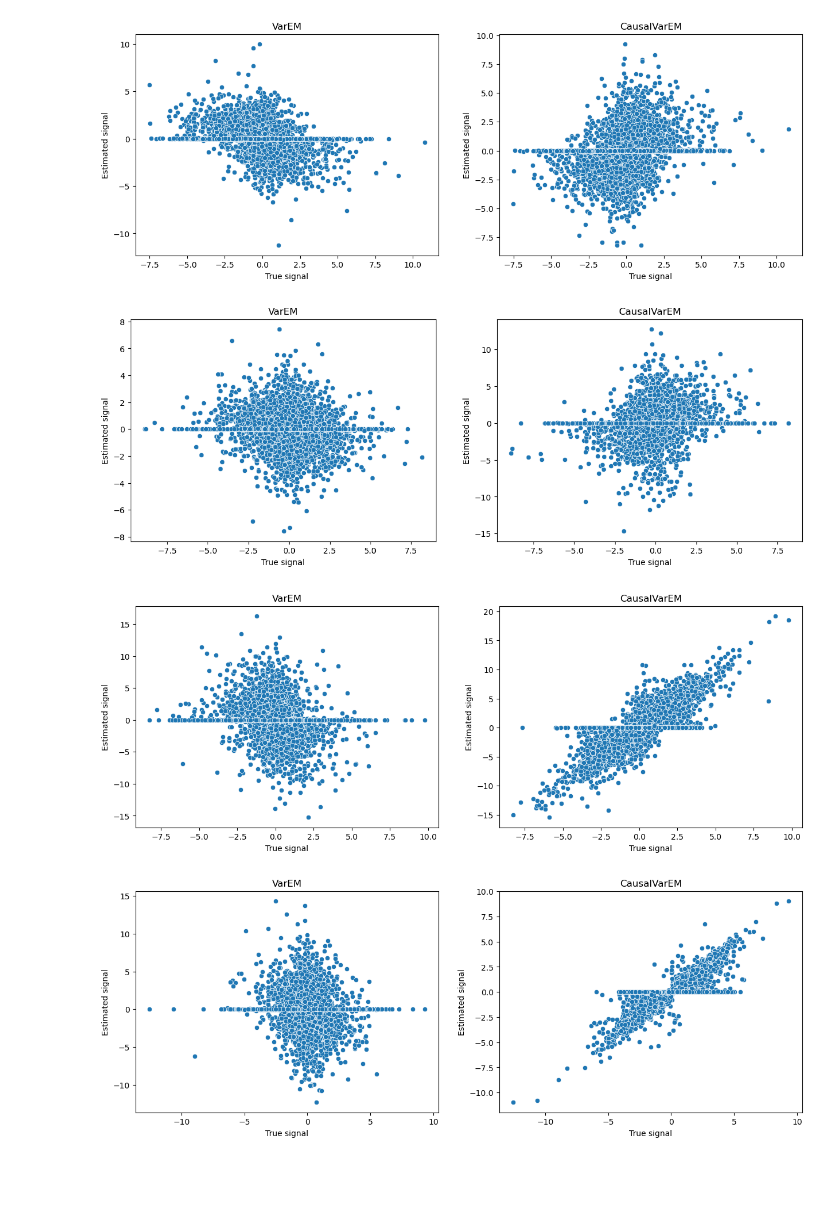
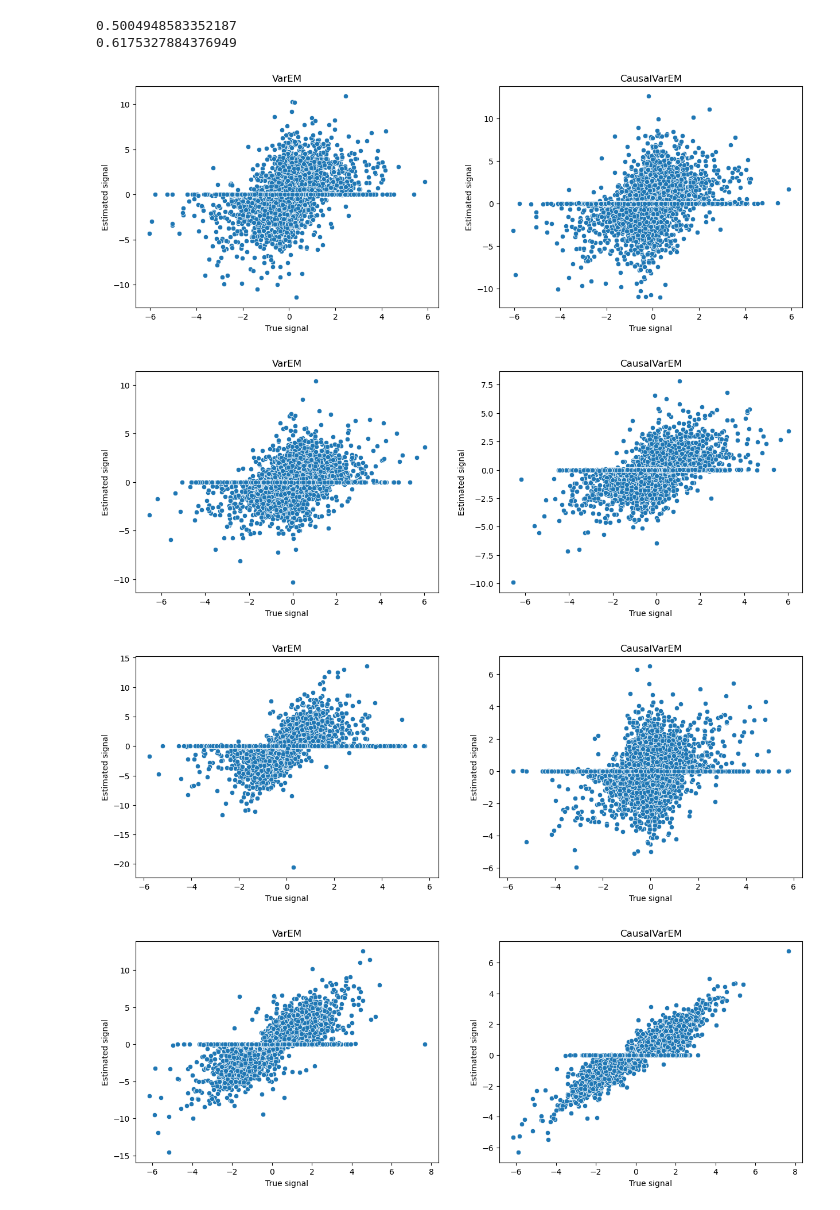
Before and after one commit to malo4300/ICA_IV, a Jupyter notebook: VarEM_vs_CausalVarEM.ipynb, the cells around one changed output. Cells and saved outputs as stored; diff of their text form; code cells hidden in the pictures; blank space fills up the shorter version.

Commit message:
added noise simulation

```diff
--- a/VarEM_vs_CausalVarEM.ipynb
+++ b/VarEM_vs_CausalVarEM.ipynb
@@ -153,11 +137,11 @@ print(mean_squared_error(results.treatment_true.drop(ind_causal), results.treatm
 # %%
 # plot signals righltly ordered
-data = dgp(prior={"loc" : 0, "scale" : 1}, noise_dict=  {"loc" : 0, "scale" : 1})
-data.generate_data(n=n, J=J, I=I, random_state=10)
+data = dgp(prior={"loc" : 0, "scale" : 1/np.sqrt(2)}, noise_dict=  {"loc" : 0, "scale" : 0})
+data.generate_data(n=n, J=J, I=I, random_state=2)
 VarEM_est= VarEM(update_sigma=False,   true_A= data.mixing_matrix_observed, tol=1e-4, max_iter=200, random_seed=1)
 VarEM_est.fit(data.data_observed, J = J,
                       noise_params= {"mean" : 0, "std" : 1})
-CausalVarEM_est = CausalVarEM(update_sigma=False,   true_A= data.mixing_matrix_observed, tol=1e-4, max_iter=200, random_seed=1)
+CausalVarEM_est = CausalVarEM(update_sigma=False,   true_A= None, tol=1e-4, max_iter=200, random_seed=1, mode="each")
 CausalVarEM_est.fit(data.data_observed, J = J,
                       noise_params= {"mean" : 0, "std" : 1})
 # %% [output]
@@ -169,21 +149,25 @@ Estimating the signals
 # %%
 best_perm_var, score = f_score(data.mixing_matrix_observed, VarEM_est.A)
-singals_estimation_VAR = VarEM_est.Signals[:,best_perm]
+print(score)
+singals_estimation_VAR = VarEM_est.Signals[:,best_perm_var]
 best_perm_causal, score = f_score(data.mixing_matrix_observed, CausalVarEM_est.A)
+print(score)
 singals_estimation_Causal = CausalVarEM_est.Signals[:,best_perm_causal]
 for i in range(J):
     fig, ax = plt.subplots(1,2,figsize = (15,5))
     sns.scatterplot(x = data.signals[:,i], y = singals_estimation_VAR[:,i], ax = ax[0])
     ax[0].title.set_text('VarEM')
     ax[0].set_xlabel('True signal')
     ax[0].set_ylabel('Estimated signal')
     sns.scatterplot(x = data.signals[:,i], y = singals_estimation_Causal[:,i], ax = ax[1])
     ax[1].title.set_text('CausalVarEM')
     ax[1].set_xlabel('True signal')
     ax[1].set_ylabel('Estimated signal')
     plt.show()
 # %% [output]
+0.5004948583352187
+0.6175327884376949
-[figure, old version]
+[figure, new version]
-[figure, old version]
+[figure, new version]
-[figure, old version]
+[figure, new version]
-[figure, old version]
+[figure, new version]
```
Also changed, not shown: parts of 17 cells of this notebook, 4 other files.
